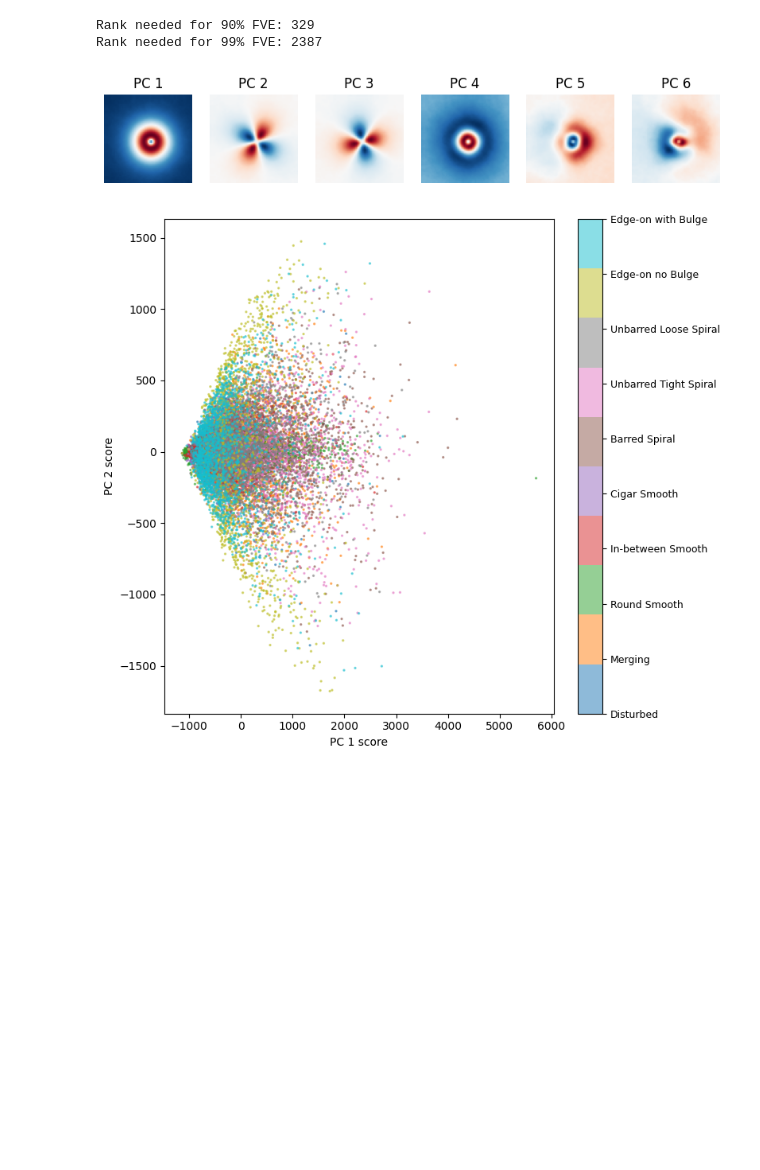
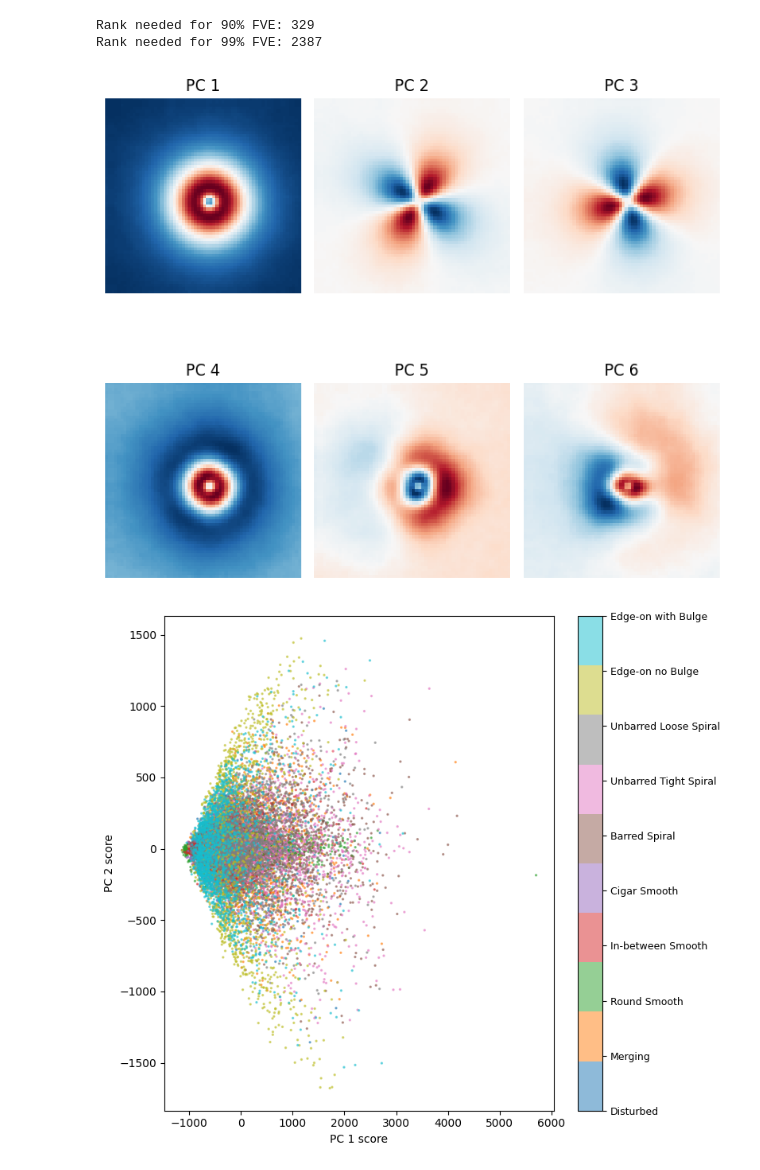
Before and after one commit to eiseleb47/DataScience, a Jupyter notebook: Worksheet_3/1-3.ipynb, the cells around one changed output. Drawn from its saved outputs; the diff is of its cells as text; code cells hidden in the pictures; blank space fills up the shorter version.

```diff
--- a/Worksheet_3/1-3.ipynb
+++ b/Worksheet_3/1-3.ipynb
@@ -175,19 +176,19 @@ print(f"Rank needed for 99% FVE: {r99}")
 Rank needed for 90% FVE: 329
 Rank needed for 99% FVE: 2387
 # %%
-fig, ax = plt.subplots(1, 6, figsize=(10, 3))
+fig, ax = plt.subplots(2, 3, figsize=(7, 7))
 for i in range(6):
     eigenimg = U[:, i].reshape(64, 64)
     # Use a diverging colormap because eigenimages have positive and negative values
-    ax[i].imshow(eigenimg, cmap='RdBu_r')
-    ax[i].set_title(f'PC {i+1}')
-    ax[i].axis('off')
+    ax[i//3, i%3].imshow(eigenimg, cmap='RdBu_r')
+    ax[i//3, i%3].set_title(f'PC {i+1}')
+    ax[i//3, i%3].axis('off')
 
 #plt.suptitle('First 6 Principal Components (Eigenimages)', fontsize=16)
-#plt.tight_layout()
+plt.tight_layout()
 plt.show()
 # %% [output]
-[figure, old version]
+[figure, new version]
 # %%
 # The scores are the coordinates of each image in the PCA space. We can compute them by multiplying the diagonal matrix of singular values with Vh. The first two rows of the resulting matrix will give us the coordinates along the first two principal components.
 scores = np.diag(S) @ Vh
```
Also changed, not shown: parts of 6 cells of this notebook, 1 other file.
